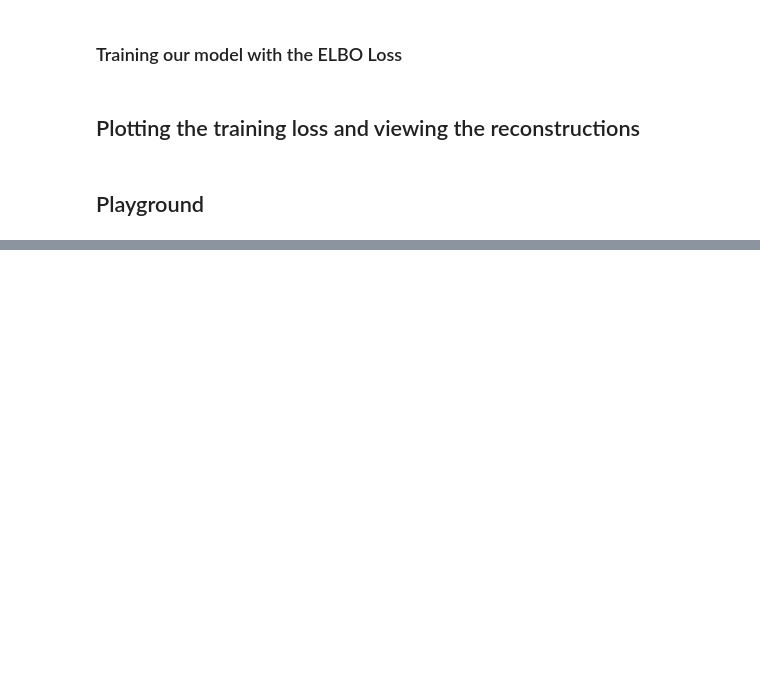
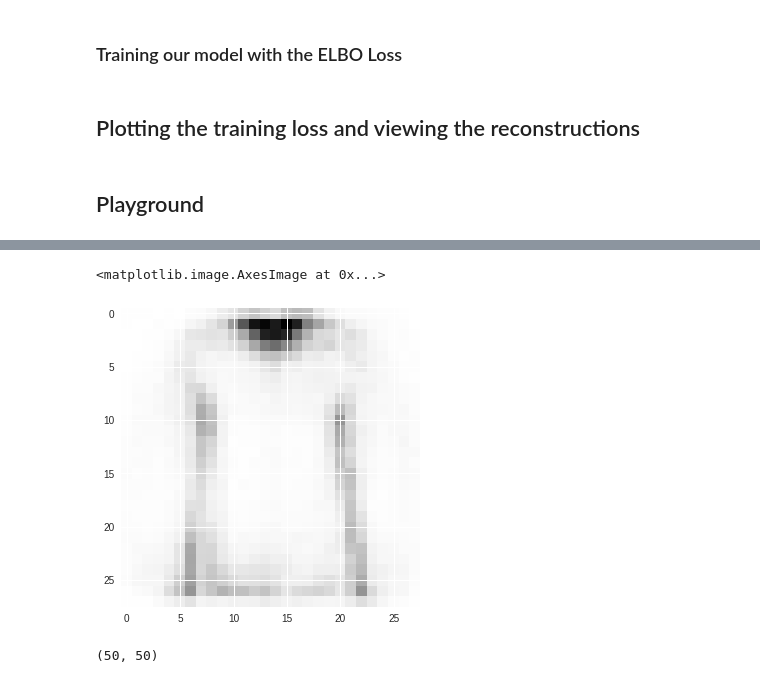
Before and after one commit to jarrydmartinx/generative-models, a Jupyter notebook: variational-autoencoder.ipynb, the cells around one changed output, grey strips where cells are left out. Saved outputs shown, nothing was run; the diff lists cells and outputs as text; code cells hidden in the pictures; blank space fills up the shorter version.

```diff
--- a/variational-autoencoder.ipynb
+++ b/variational-autoencoder.ipynb
@@ -358,0 +641,31 @@ kept_images = images
+# %%
+# Run the Graph
+
+fetches = {
+           'sgd_op': sgd_op,
+           'loss': loss,
+            'dec_mu': tf.reduce_sum(dec_mu),
+           #'latent': latent,
+#            'dec_mu': tf.reduce_mean(dec_mu),
+#            'test_mu': test_mu,
+#            'recon_a': tf.reduce_sum(tf.log(dec_var)),
+#            'recon_b': tf.reduce_sum(sq_error / dec_var),
+           'recon_loss': recon_loss,
+           'kl_loss': kl_loss,
+    'test_mu': test_mu,
+    'input_batch': input_batch,
+          }
+sess = tf.Session()
+sess.run(tf.global_variables_initializer())
+for step in range(N_TRAINING_STEPS):
+
+  batch_indexes = np.random.choice(N_TRAINING_SAMPLES, BATCH_SIZE)
+  mini_batch = train_images[batch_indexes,:,:].astype(np.float32).squeeze(axis=-1)
+  np_outputs = sess.run(fetches, feed_dict={input_batch: mini_batch})
+
+  if step % (N_TRAINING_STEPS // 50) == 0:
+    truth = np_outputs.pop('input_batch')
+    reconstructed = np_outputs.pop('test_mu')
+    print(np_outputs)
+#       print('Step: {}, Loss: {}, Recon. Loss: {}, kl_loss: {}'.format(step,
+#           np_outputs['loss'], np_outputs['recon_loss'], np_outputs['kl_loss']))
@@ -358,0 +713,17 @@ kept_images = images
+# %%
+budge_latent_traversal = 3 * np.sort(np.random.randn(25, 2), axis=0).astype(np.float32)
+budge_latent_traversal[:,1] = np.zeros(25)
+budge_latent_traversal = tf.convert_to_tensor(budge_latent_traversal)
+# %%
+traversals = decoder(budge_latent_traversal)
+# %%
+sik1 = sess.run(traversals)
+# %%
+plt.imshow(np.reshape(sik1[13], (28, 28)))
+# %% [output]
+<matplotlib.image.AxesImage at 0x...>
+[figure, added]
+# %%
+yy.shape
+# %% [output]
+(50, 50)
```
Also changed, not shown: parts of 44 cells of this notebook.
